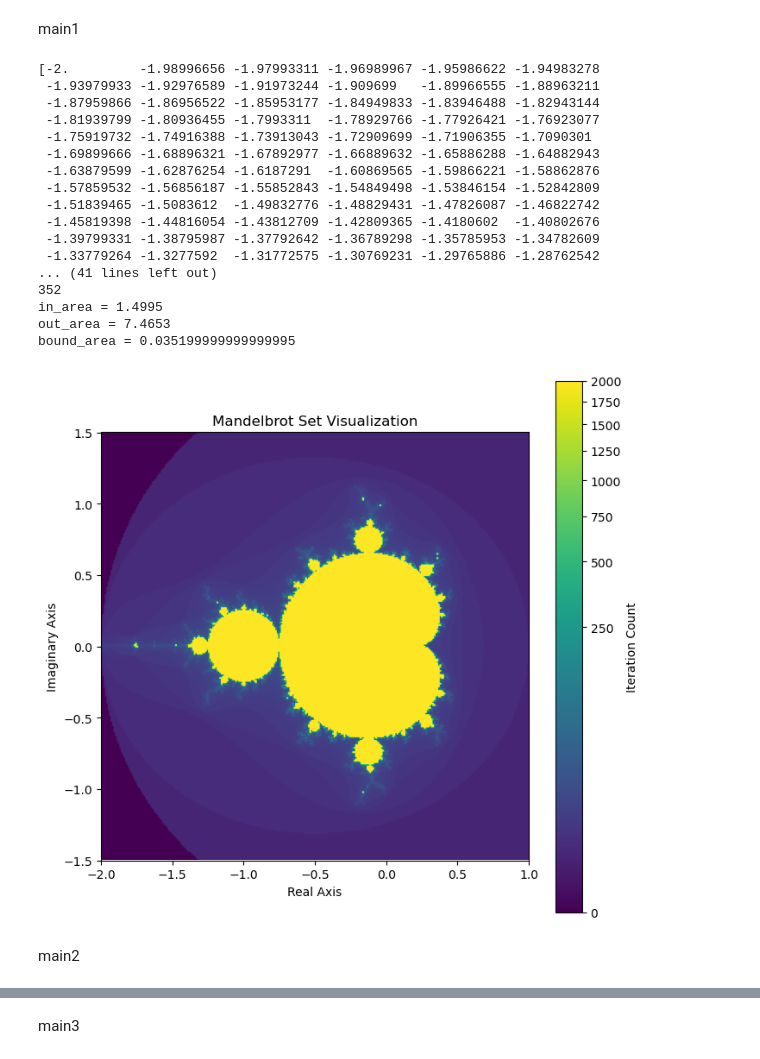
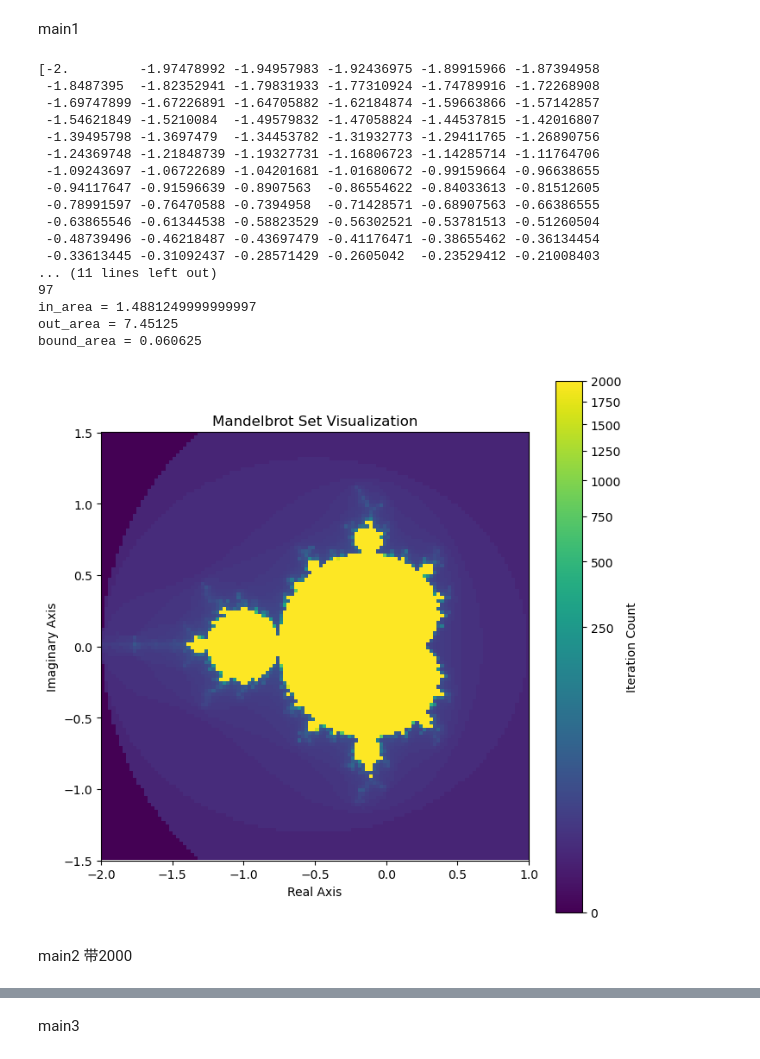
Before and after one commit to Ly-MX15/Stochastic_simulation, a Jupyter notebook: YuanLu/q4 method2.ipynb, the cells around one changed output, grey strips where cells are left out. Cells and saved outputs as stored; diff of their text form; code cells hidden in the pictures.

```diff
--- a/YuanLu/q4 method2.ipynb
+++ b/YuanLu/q4 method2.ipynb
@@ -113,7 +113,7 @@ print(boundary_grid[:10])  # 展示前10个元素以示例
 boundary_grid_list带最近的2000点
 # %%
 boundary_grid_list = []
-init_threshold = 100
+
 # 收集迭代次数在10到1999之间的点，同时记录它们在原始网格中的索引
 points_to_check = []
 for i in range(points_per_side):
@@ -131,25 +131,32 @@ for point, x_index, y_index in points_to_check:
         left_neighbor = structured_grid[y_index, x_index - 1]
         if left_neighbor['iteration'] == 2000:
             boundary_grid_list.append(left_neighbor)
+            structured_grid[y_index, x_index - 1]['iteration'] = 0
 
     if x_index < points_per_side - 1:
         right_neighbor = structured_grid[y_index, x_index + 1]
         if right_neighbor['iteration'] == 2000:
             boundary_grid_list.append(right_neighbor)
-
+            structured_grid[y_index, x_index + 1]['iteration'] = 0
     if y_index > 0:
         top_neighbor = structured_grid[y_index - 1, x_index]
         if top_neighbor['iteration'] == 2000:
             boundary_grid_list.append(top_neighbor)
-
+            structured_grid[y_index - 1, x_index]['iteration'] = 0
     if y_index < points_per_side - 1:
         bottom_neighbor = structured_grid[y_index + 1, x_index]
         if bottom_neighbor['iteration'] == 2000:
             boundary_grid_list.append(bottom_neighbor)
+            structured_grid[y_index + 1, x_index]['iteration'] = 0
 
 # 将列表转换为numpy数组
 boundary_grid = np.array(boundary_grid_list, dtype=structured_grid.dtype)
 print(len(boundary_grid))
+
+in_area -= (len(boundary_grid) - len(points_to_check)) / sample_size / sample_size * 9
+bound_area += (len(boundary_grid) - len(points_to_check)) / sample_size / sample_size * 9
+
+print(in_area)
+print(bound_area)
 # 检查boundary_grid的一部分内容
-print(boundary_grid[:10])  # 展示前10个元素以示例
 # %% [output]
@@ -321,11 +332,11 @@ def mandelbrot(c, max_iter):
 # %% [markdown]
 main1
 # %%
-sample_size = 300
+sample_size = 120
 max_iter = 2000
 x_range = [-2, 1]
 y_range = [-1.5, 1.5]
-init_threshold = 100
+init_threshold = 60
 in_area, bound_area, out_area = 0,0,0
 # 计算每边的点数（近似平方根）
 points_per_side = sample_size
@@ -379,50 +390,51 @@ for i in range(points_per_side):
             count_between_threshold_and_2000 += 1
         elif iteration == max_iter:
             count_equal_2000 += 1
 
 in_area += count_equal_2000 / sample_size / sample_size * 9
 out_area += count_less_than_threshold / sample_size / sample_size * 9
 bound_area = count_between_threshold_and_2000 / sample_size / sample_size * 9
+
 print(count_equal_2000)
 print(count_less_than_threshold)
 print(count_between_threshold_and_2000)
 print(f"in_area = {in_area}")
 print(f"out_area = {out_area}")
 print(f"bound_area = {bound_area}")
 
 # 提取迭代次数数据用于绘图
 iteration_data = structured_grid['iteration']
 
 # 创建一个颜色映射，较高的迭代次数对应较暗的颜色
 cmap = plt.cm.viridis
 norm = mcolors.PowerNorm(0.3, vmin=iteration_data.min(), vmax=iteration_data.max())
 
 # 绘制曼德布洛特集
 plt.figure(figsize=(8, 8))
 plt.imshow(iteration_data, cmap=cmap, norm=norm, extent=[-2, 1, -1.5, 1.5])
 plt.colorbar(label='Iteration Count')
 plt.title('Mandelbrot Set Visualization')
 plt.xlabel('Real Axis')
 plt.ylabel('Imaginary Axis')
 plt.show()
 # %% [output]
-[-2.         -1.98996656 -1.97993311 -1.96989967 -1.95986622 -1.94983278
- -1.93979933 -1.92976589 -1.91973244 -1.909699   -1.89966555 -1.88963211
- -1.87959866 -1.86956522 -1.85953177 -1.84949833 -1.83946488 -1.82943144
- -1.81939799 -1.80936455 -1.7993311  -1.78929766 -1.77926421 -1.76923077
- -1.75919732 -1.74916388 -1.73913043 -1.72909699 -1.71906355 -1.7090301
- -1.69899666 -1.68896321 -1.67892977 -1.66889632 -1.65886288 -1.64882943
- -1.63879599 -1.62876254 -1.6187291  -1.60869565 -1.59866221 -1.58862876
- -1.57859532 -1.56856187 -1.55852843 -1.54849498 -1.53846154 -1.52842809
- -1.51839465 -1.5083612  -1.49832776 -1.48829431 -1.47826087 -1.46822742
- -1.45819398 -1.44816054 -1.43812709 -1.42809365 -1.4180602  -1.40802676
- -1.39799331 -1.38795987 -1.37792642 -1.36789298 -1.35785953 -1.34782609
- -1.33779264 -1.3277592  -1.31772575 -1.30769231 -1.29765886 -1.28762542
-... (41 lines left out)
-352
-in_area = 1.4995
-out_area = 7.4653
-bound_area = 0.035199999999999995
+[-2.         -1.97478992 -1.94957983 -1.92436975 -1.89915966 -1.87394958
+ -1.8487395  -1.82352941 -1.79831933 -1.77310924 -1.74789916 -1.72268908
+ -1.69747899 -1.67226891 -1.64705882 -1.62184874 -1.59663866 -1.57142857
+ -1.54621849 -1.5210084  -1.49579832 -1.47058824 -1.44537815 -1.42016807
+ -1.39495798 -1.3697479  -1.34453782 -1.31932773 -1.29411765 -1.26890756
+ -1.24369748 -1.21848739 -1.19327731 -1.16806723 -1.14285714 -1.11764706
+ -1.09243697 -1.06722689 -1.04201681 -1.01680672 -0.99159664 -0.96638655
+ -0.94117647 -0.91596639 -0.8907563  -0.86554622 -0.84033613 -0.81512605
+ -0.78991597 -0.76470588 -0.7394958  -0.71428571 -0.68907563 -0.66386555
+ -0.63865546 -0.61344538 -0.58823529 -0.56302521 -0.53781513 -0.51260504
+ -0.48739496 -0.46218487 -0.43697479 -0.41176471 -0.38655462 -0.36134454
+ -0.33613445 -0.31092437 -0.28571429 -0.2605042  -0.23529412 -0.21008403
+... (11 lines left out)
+97
+in_area = 1.4881249999999997
+out_area = 7.45125
+bound_area = 0.060625
-[figure, old version]
+[figure, new version]
 # %% [markdown]
-main2
+main2 带2000
```
Also changed, not shown: parts of 9 cells of this notebook, 11 other files.
